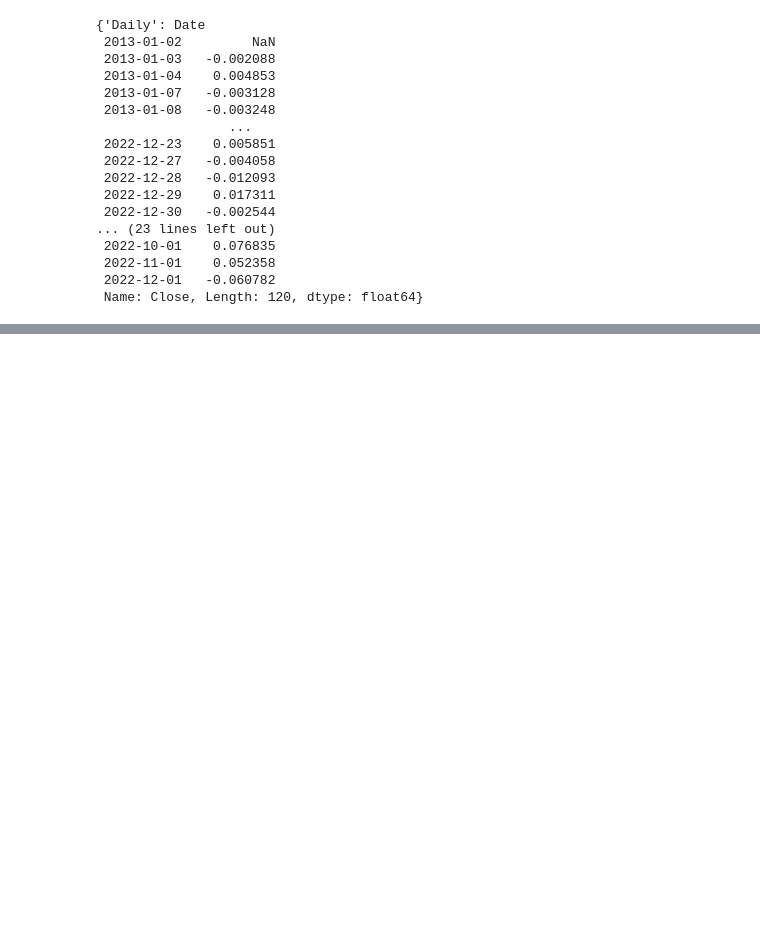
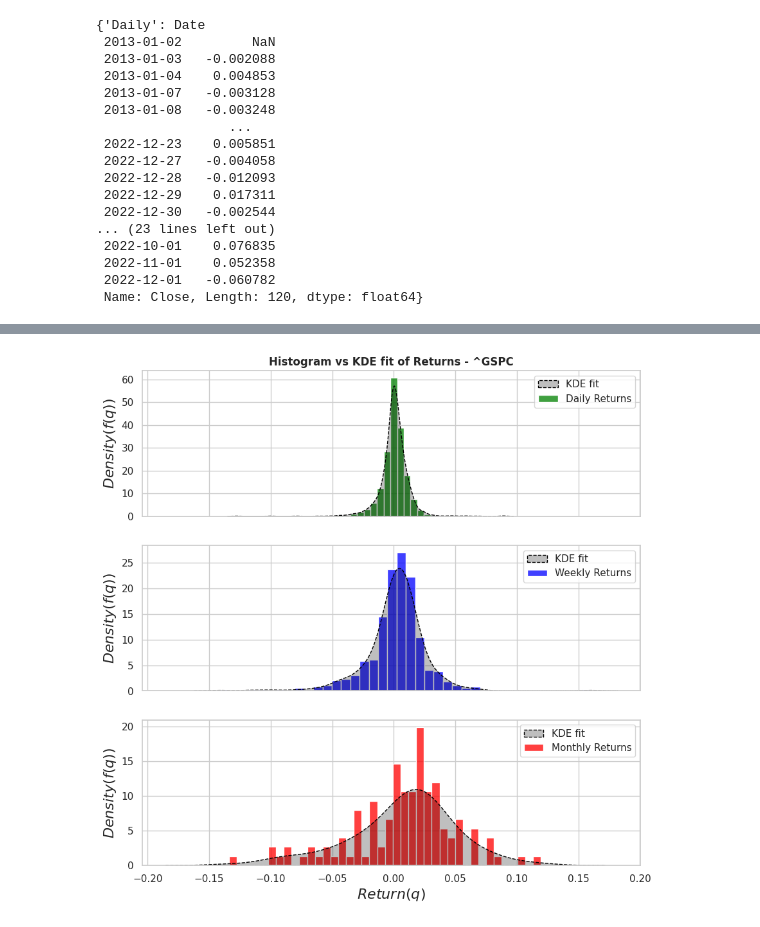
Before and after one commit to amirgholizad/tails_of_distributions, a Jupyter notebook: moving_distributions.ipynb, the cells around one changed output, grey strips where cells are left out. Cells and saved outputs as stored; diff of their text form; code cells hidden in the pictures; blank space fills up the shorter version.

```diff
--- a/moving_distributions.ipynb
+++ b/moving_distributions.ipynb
@@ -105,0 +113,15 @@ plt.show();
+# %%
+fig, axes = plt.subplots(nrows=3, ncols=1, figsize=(10, 10), sharex=True)
+grid_size = 1000
+axes[0].set_title("Histogram vs KDE fit of Returns - {}".format(ticker), fontweight="bold")
+for (interval, Return), linestyle, color, ax in zip(data_base.items(), [":", "--", "-"], ["green", "blue", "red"], axes):
+    sns.histplot(returns[interval], ax=ax, stat="density", label=interval + ' Returns', color=color, bins=40, edgecolor='white')
+    sns.kdeplot(returns[interval], ax=ax, color="black", common_norm=True, bw_method="silverman", gridsize=grid_size, linestyle="--", linewidth=1, label="KDE fit", fill=True)
+    ax.set_ylabel(ylabel="$Density(f(q))$", fontweight="bold", style="italic", fontsize = 16)
+    ax.legend()
+
+ax.set_xlabel(xlabel="$Return(q)$", fontweight="bold", style="italic", fontsize = 16)
+sns.set(style="whitegrid")
+plt.show()
+# %% [output]
+[figure, added]
```
Also changed, not shown: parts of 2 cells of this notebook.
